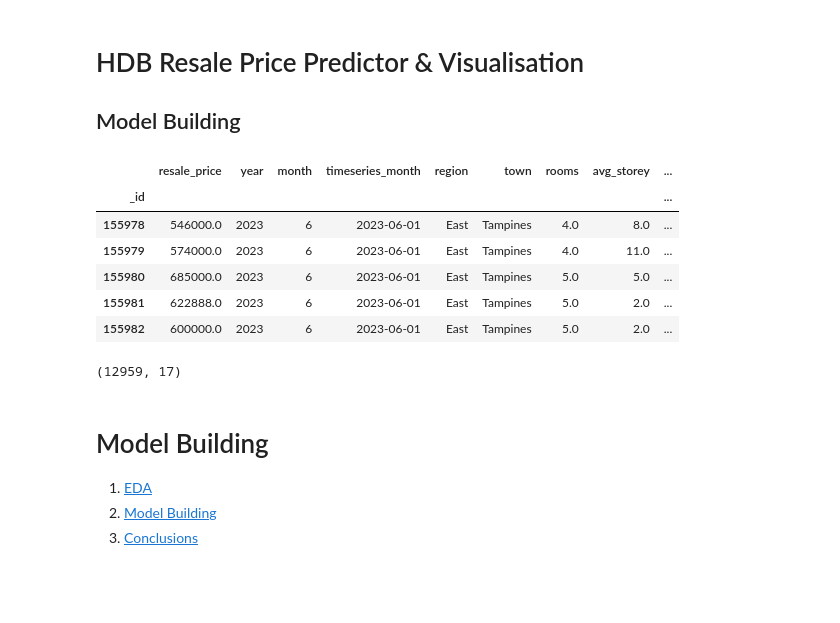
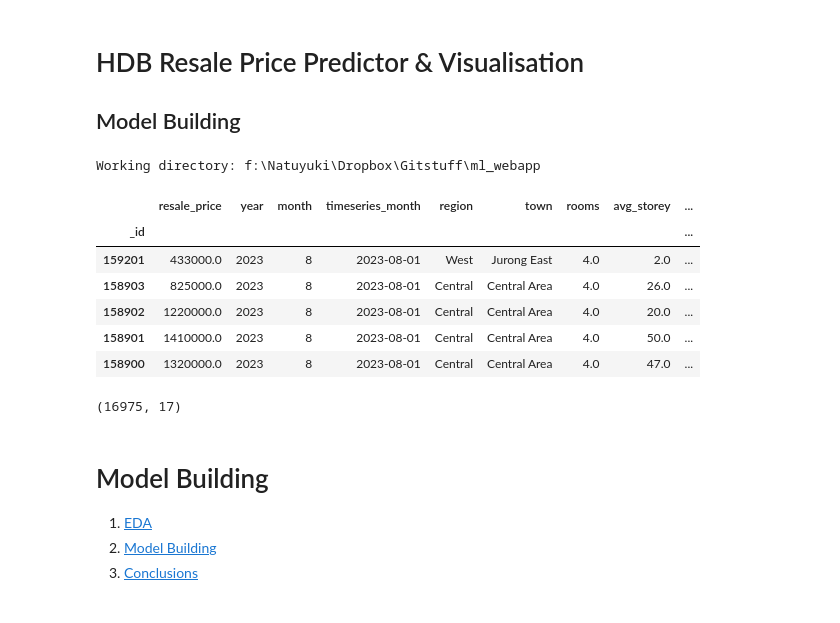
Before and after one commit to sienlonglim/ml_webapp, a Jupyter notebook: notebooks/model_building.ipynb, the cells around one changed output. Drawn from its saved outputs; the diff is of its cells as text; code cells hidden in the pictures.

```diff
--- a/notebooks/model_building.ipynb
+++ b/notebooks/model_building.ipynb
@@ -14,25 +14,28 @@ from sklearn.linear_model import SGDRegressor, LassoCV
 from sklearn.tree import DecisionTreeRegressor
 from sklearn.feature_selection import mutual_info_regression, SelectKBest
 from sklearn.ensemble import RandomForestRegressor, GradientBoostingRegressor
+import xgboost as xgb
 import joblib
 import os
 
 plt.style.use("fivethirtyeight")
-os.chdir('..')
+os.chdir('f:/Natuyuki/Dropbox/Gitstuff/ml_webapp')
 print(f'Working directory: {str(os.getcwd())}')
+# %% [output]
+Working directory: f:\Natuyuki\Dropbox\Gitstuff\ml_webapp
 # %%
-df = pd.read_csv('static/2023_train.csv', index_col=0)
+df = pd.read_csv('static/train.csv', index_col=0)
 display(df.head())
 print(df.shape)
 # %% [output]
 |  | resale_price | year | month | timeseries_month | region | town | rooms | avg_storey | ... |
 | _id |  |  |  |  |  |  |  |  | ... |
-| 155978 | 546000.0 | 2023 | 6 | 2023-06-01 | East | Tampines | 4.0 | 8.0 | ... |
-| 155979 | 574000.0 | 2023 | 6 | 2023-06-01 | East | Tampines | 4.0 | 11.0 | ... |
-| 155980 | 685000.0 | 2023 | 6 | 2023-06-01 | East | Tampines | 5.0 | 5.0 | ... |
-| 155981 | 622888.0 | 2023 | 6 | 2023-06-01 | East | Tampines | 5.0 | 2.0 | ... |
-| 155982 | 600000.0 | 2023 | 6 | 2023-06-01 | East | Tampines | 5.0 | 2.0 | ... |
+| 159201 | 433000.0 | 2023 | 8 | 2023-08-01 | West | Jurong East | 4.0 | 2.0 | ... |
+| 158903 | 825000.0 | 2023 | 8 | 2023-08-01 | Central | Central Area | 4.0 | 26.0 | ... |
+| 158902 | 1220000.0 | 2023 | 8 | 2023-08-01 | Central | Central Area | 4.0 | 20.0 | ... |
+| 158901 | 1410000.0 | 2023 | 8 | 2023-08-01 | Central | Central Area | 4.0 | 50.0 | ... |
+| 158900 | 1320000.0 | 2023 | 8 | 2023-08-01 | Central | Central Area | 4.0 | 47.0 | ... |
-(12959, 17)
+(16975, 17)
 # %% [markdown]
 # Model Building
 1. <a href='#1'>EDA</a>
```
Also changed, not shown: parts of 14 cells of this notebook, 1 other file.
